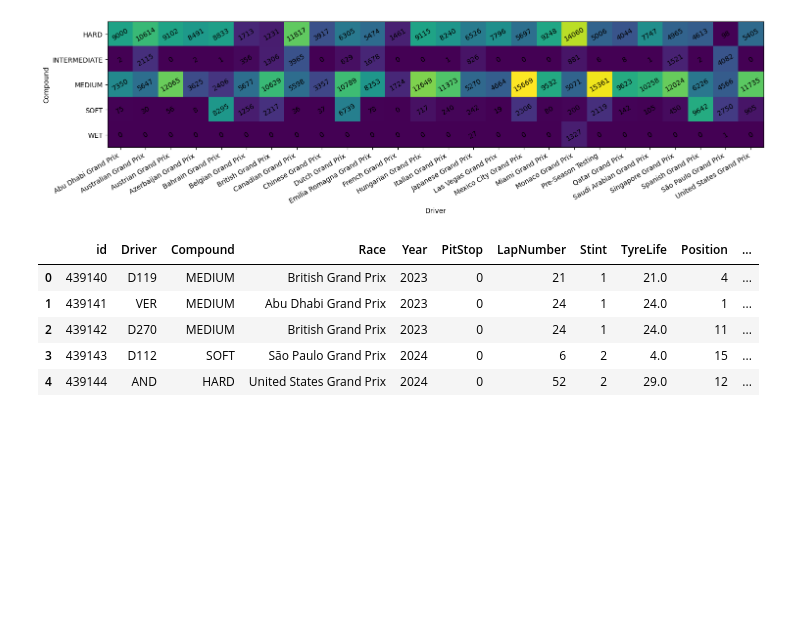
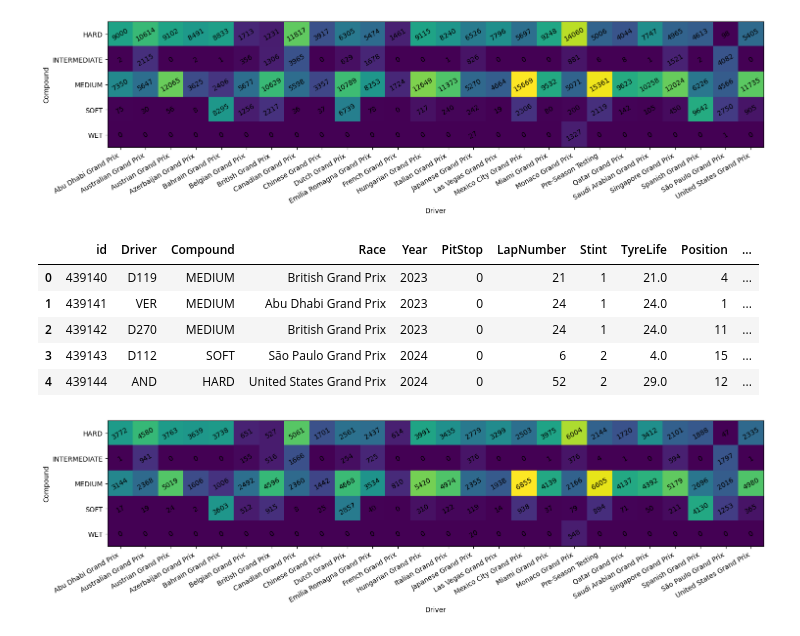
Before and after one commit to giacomoscanavini/data_science_notebooks, a Jupyter notebook: predicting_f1_pit_stops.ipynb, the cells around one changed output. Drawn from its saved outputs; the diff is of its cells as text; code cells hidden in the pictures; blank space fills up the shorter version.

```diff
--- a/predicting_f1_pit_stops.ipynb
+++ b/predicting_f1_pit_stops.ipynb
@@ -137,3 +137,25 @@ df_test.head()
 | 2 | 439142 | D270 | MEDIUM | British Grand Prix | 2023 | 0 | 24 | 1 | 24.0 | 11 | ... |
 | 3 | 439143 | D112 | SOFT | São Paulo Grand Prix | 2024 | 0 | 6 | 2 | 4.0 | 15 | ... |
 | 4 | 439144 | AND | HARD | United States Grand Prix | 2024 | 0 | 52 | 2 | 29.0 | 12 | ... |
+# %%
+matrix = pd.crosstab(df_test["Compound"], df_test["Race"])
+
+fig, ax = plt.subplots(figsize=(15, 6))
+im = ax.imshow(matrix)
+ax.set_xticks(range(len(matrix.columns)))
+ax.set_yticks(range(len(matrix.index)))
+ax.set_xticklabels(matrix.columns, ha='right', rotation=30)
+ax.set_yticklabels(matrix.index)
+ax.set_xlabel("Driver")
+ax.set_ylabel("Compound")
+
+# Add counts inside cells
+for i in range(len(matrix.index)):
+    for j in range(len(matrix.columns)):
+        ax.text(j, i, matrix.iloc[i, j], ha="center", va="center", rotation=30)
+
+#plt.colorbar(im, ax=ax, label="Count")
+plt.tight_layout()
+plt.show()
+# %% [output]
+[figure, added]
```
